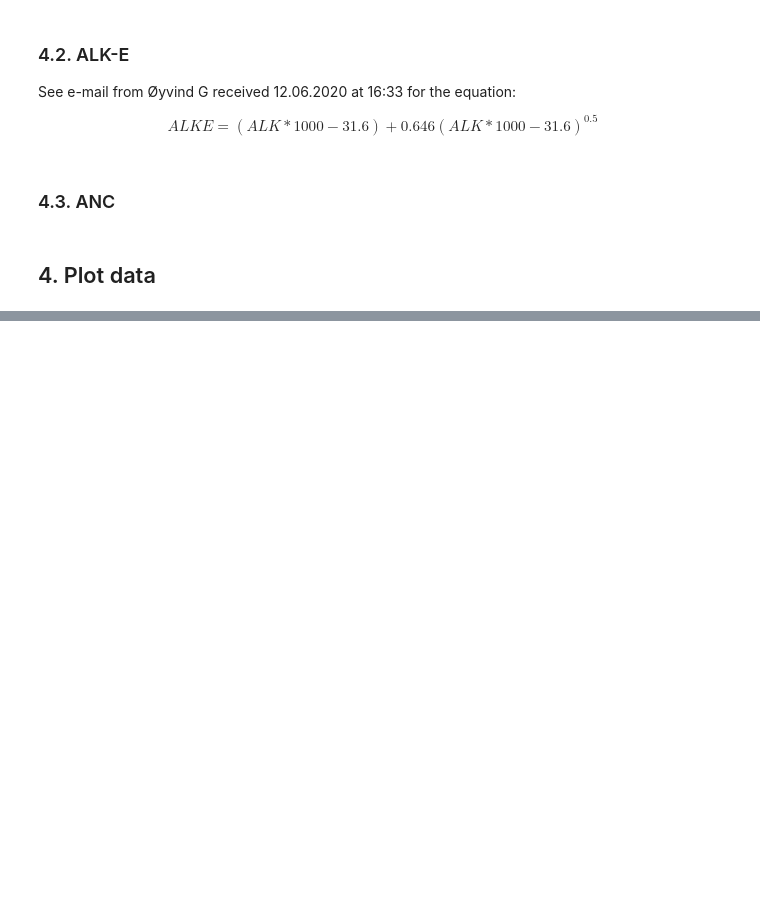
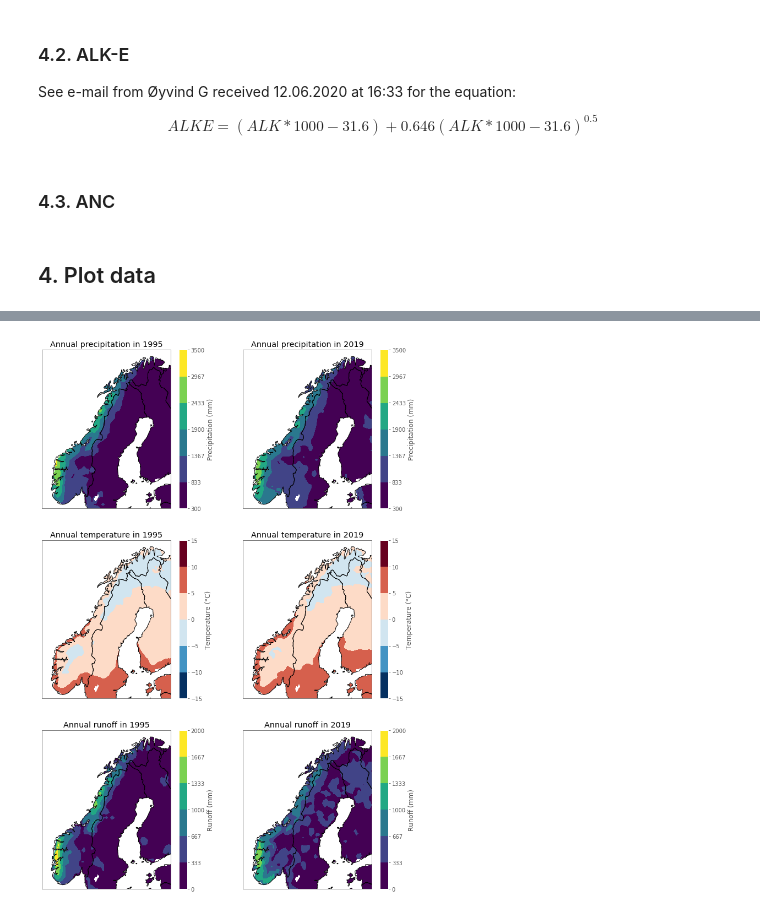
Before and after one commit to JamesSample/1000_lakes_2019, a Jupyter notebook: notebooks/05_compare_1995_2019.ipynb, the cells around one changed output, grey strips where cells are left out. Saved outputs shown, nothing was run; the diff lists cells and outputs as text; code cells hidden in the pictures; blank space fills up the shorter version.

Commit message:
Maps for deposition and climate data

```diff
--- a/notebooks/05_compare_1995_2019.ipynb
+++ b/notebooks/05_compare_1995_2019.ipynb
@@ -566,0 +522,11 @@ Processing: ANC
+# %%
+# Read nc
+nc_path = r"../../../era5_tmp_pptn_runoff_1979-2019_monthly.nc"
+ds = xr.open_dataset(nc_path)
+
+# 'expver' = 1 is up to end of 2019; 'expver' = 2 is for most recent data
+ds = ds.sel(expver=1).drop("expver")
+
+ds = ds.load()
+
+ds
@@ -566,0 +585,68 @@ Processing: ANC
+# %%
+# Define co-ord system
+crs = ccrs.AlbersEqualArea(
+    central_longitude=15,
+    central_latitude=65,
+    false_easting=650000,
+    false_northing=800000,
+    standard_parallels=(55, 75),
+)
+
+# Setup plot
+fig = plt.figure(figsize=(12, 18))
+axes = []
+for i in range(6):
+    ax = fig.add_subplot(3, 2, i + 1, projection=crs)
+    ax.set_extent([0, 1300000, 0, 1600000], crs=crs)
+    axes.append(ax)
+
+# Plot vars
+ds2["Precipitation (mm)"].sel(time=1995).plot.contourf(
+    ax=axes[0], vmin=300, vmax=3500, transform=ccrs.PlateCarree()
+)
+ds2["Precipitation (mm)"].sel(time=2019).plot.contourf(
+    ax=axes[1], vmin=300, vmax=3500, transform=ccrs.PlateCarree()
+)
+ds2["Temperature (°C)"].sel(time=1995).plot.contourf(
+    ax=axes[2], vmax=15, transform=ccrs.PlateCarree()
+)
+ds2["Temperature (°C)"].sel(time=2019).plot.contourf(
+    ax=axes[3], vmax=15, transform=ccrs.PlateCarree()
+)
+ds2["Runoff (mm)"].sel(time=1995).plot.contourf(
+    ax=axes[4], vmin=0, vmax=2000, transform=ccrs.PlateCarree()
+)
+ds2["Runoff (mm)"].sel(time=2019).plot.contourf(
+    ax=axes[5], vmin=0, vmax=2000, transform=ccrs.PlateCarree()
+)
+
+# Define Natural Earth data
+# Land
+land_50m = cfeature.NaturalEarthFeature(
+    category="cultural",
+    name="admin_0_countries",
+    scale="50m",
+    edgecolor="black",
+    facecolor="none",
+    linewidth=1,
+)
+# Sea
+sea_50m = cfeature.NaturalEarthFeature(
+    category="physical", name="ocean", scale="50m", edgecolor="none", facecolor="white",
+)
+
+# Add geo data
+[ax.add_feature(sea_50m) for ax in axes]
+[ax.add_feature(land_50m) for ax in axes]
+
+axes[0].set_title("Annual precipitation in 1995")
+axes[1].set_title("Annual precipitation in 2019")
+axes[2].set_title("Annual temperature in 1995")
+axes[3].set_title("Annual temperature in 2019")
+axes[4].set_title("Annual runoff in 1995")
+axes[5].set_title("Annual runoff in 2019")
+
+png_path = r"../output/pptn_temp_runoff_1995-2019.png"
+plt.savefig(png_path, dpi=200)
+# %% [output]
+[figure, added]
```
Also changed, not shown: parts of 14 cells of this notebook, 1 other file.
